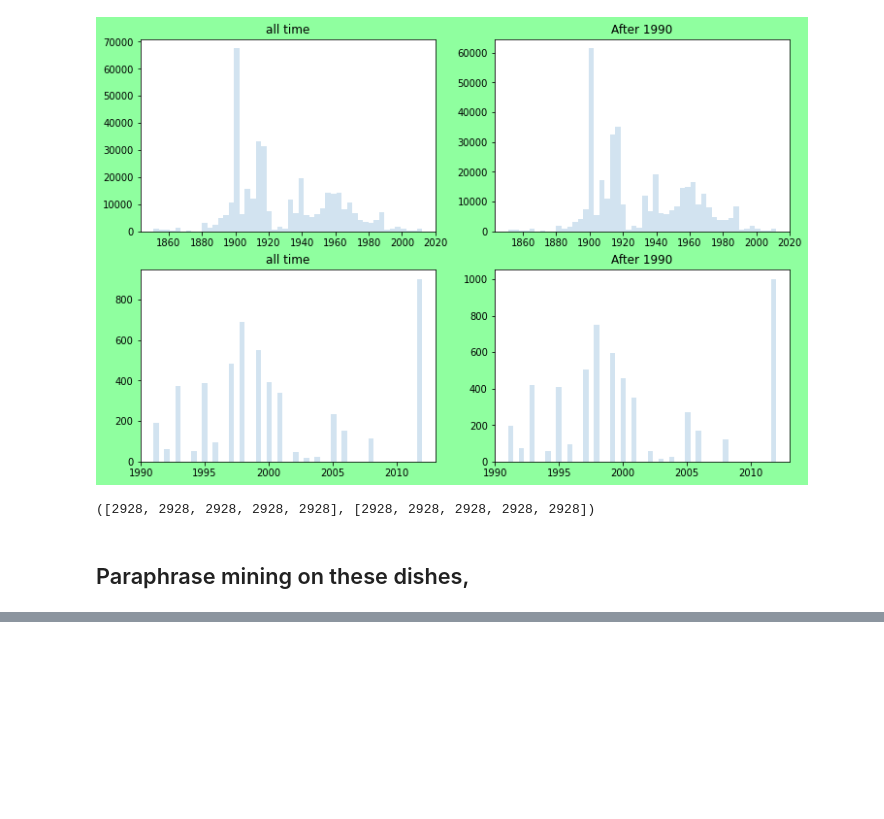
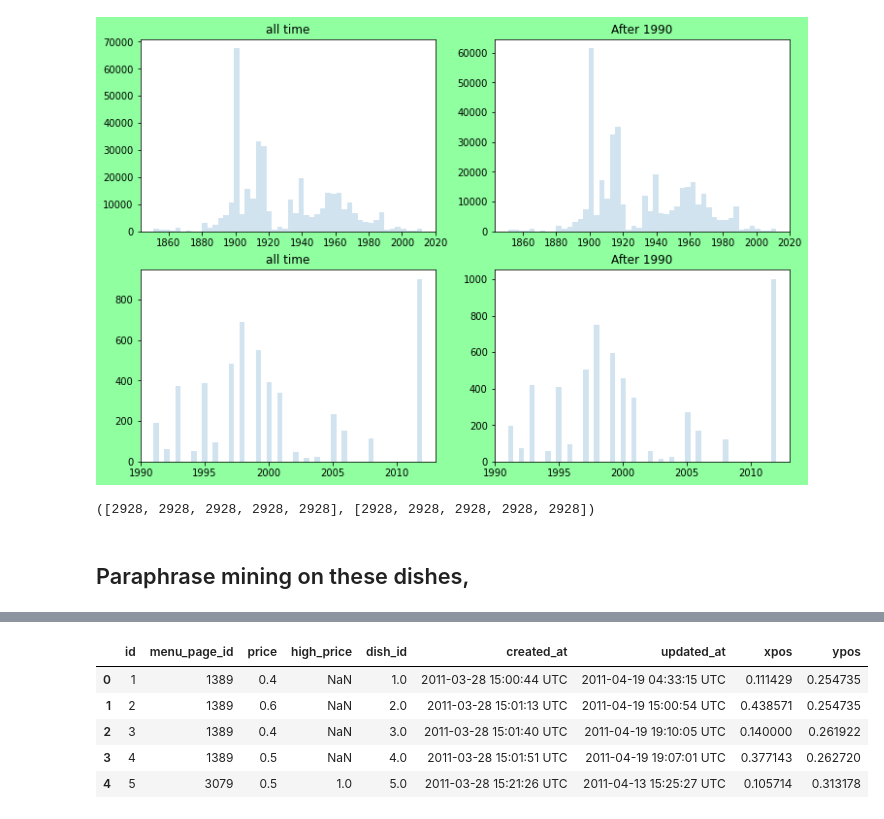
Before and after one commit to namoopsoo/restaurant-menu-entities, a Jupyter notebook: 2023-12-17.ipynb, the cells around one changed output, grey strips where cells are left out. Drawn from its saved outputs; the diff is of its cells as text; code cells hidden in the pictures; blank space fills up the shorter version.

```diff
--- a/2023-12-17.ipynb
+++ b/2023-12-17.ipynb
@@ -18,7 +18,9 @@ DATA_DIR = dotenv_values()["DATA_DIR"]
 HF_TOKEN = dotenv_values()["HF_TOKEN"]
 
 dishdf = pd.read_csv(Path(DATA_DIR) / "kaggle-discover-the-menu/archive/dish.csv")
-
+menuitemdf = pd.read_csv(Path(DATA_DIR) / "kaggle-discover-the-menu/archive/menuitem.csv")
+menudf = pd.read_csv(Path(DATA_DIR) / "kaggle-discover-the-menu/archive/menu.csv")
+menupagedf = pd.read_csv(Path(DATA_DIR) / "kaggle-discover-the-menu/archive/menupage.csv")
 metadata = json.loads((Path(DATA_DIR) / "kaggle-discover-the-menu/archive/datapackage.json").read_text())
 # %%
 metadata
@@ -95,0 +212,9 @@ paraphrases = util.paraphrase_mining(model, sentences)
+# %%
+menuitemdf.iloc[:5]
+# %% [output]
+|  | id | menu_page_id | price | high_price | dish_id | created_at | updated_at | xpos | ypos |
+| 0 | 1 | 1389 | 0.4 | NaN | 1.0 | 2011-03-28 15:00:44 UTC | 2011-04-19 04:33:15 UTC | 0.111429 | 0.254735 |
+| 1 | 2 | 1389 | 0.6 | NaN | 2.0 | 2011-03-28 15:01:13 UTC | 2011-04-19 15:00:54 UTC | 0.438571 | 0.254735 |
+| 2 | 3 | 1389 | 0.4 | NaN | 3.0 | 2011-03-28 15:01:40 UTC | 2011-04-19 19:10:05 UTC | 0.140000 | 0.261922 |
+| 3 | 4 | 1389 | 0.5 | NaN | 4.0 | 2011-03-28 15:01:51 UTC | 2011-04-19 19:07:01 UTC | 0.377143 | 0.262720 |
+| 4 | 5 | 3079 | 0.5 | 1.0 | 5.0 | 2011-03-28 15:21:26 UTC | 2011-04-13 15:25:27 UTC | 0.105714 | 0.313178 |
```
Also changed, not shown: parts of 12 cells of this notebook, 1 other file.
